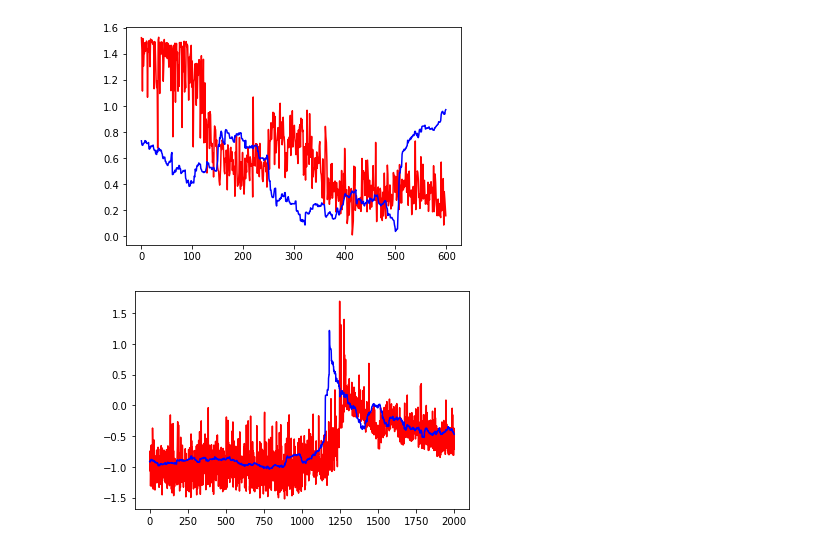
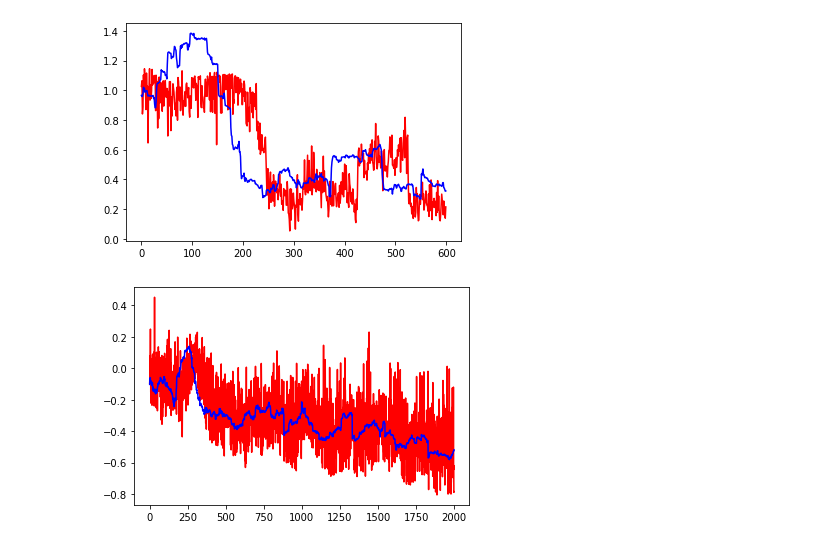
Before and after one commit to sashavoit-zz/volatility-trader, a Jupyter notebook: net.ipynb, the cells around one changed output. Cells and saved outputs as stored; diff of their text form; code cells hidden in the pictures.

Commit message:
Remove over data predictions, when parsing data

```diff
--- a/net.ipynb
+++ b/net.ipynb
@@ -283,11 +264,10 @@ def plot_model_performance_single_horizon(model, x, y, num_samples, horizon):
 ## Setting some params
 model=None
 seq_len=200
-horizon=100
 
 input_fields = ['PRICE', 'SIZE', 'vol']
-output_fields = ['vol']
+output_fields = ['vol_horizon']
 # %%
-train_x, train_y, val_x, val_y = get_data_single_horizon('5sec_intervals_no_na_normed.csv', seq_len=seq_len, horizon=horizon,
-                                                         input_fields=input_fields, output_fields=output_fields, val_ratio=0.01)
+train_x, train_y, val_x, val_y = get_data('2sec_50horizon.csv', seq_len=seq_len, input_fields=input_fields,
+                                          output_fields=output_fields, val_ratio=0.01)
 # %% [output]
@@ -298,5 +278,5 @@ Validation output dimension: torch.Size([5772, 1])
 # %%
-model=VolForecast(input_size=len(input_fields), seq_len=seq_len, horizon=horizon)
+model=VolForecast(input_size=len(input_fields), seq_len=seq_len)
 # %%
 ## Training
 
@@ -334,18 +314,18 @@ plt.plot(np.array([x.detach().numpy() for x in val_losses]), 'b')
 # %%
 # MODEL PERFORMANCE - TRAINING PART
 if not model:
-  model=VolForecast(input_size=len(input_fields), seq_len=seq_len, horizon=horizon)
+  model=VolForecast(input_size=len(input_fields), seq_len=seq_len)
   model.load_state_dict(torch.load('./model'))
 
-plot_model_performance_single_horizon(model, train_x, train_y, num_samples=600, horizon=horizon)
+plot_model_performance_single_horizon(model, train_x, train_y, num_samples=600)
 # %% [output]
-[figure, old version]
+[figure, new version]
 # %%
 # MODEL'S PERFORMANCE - VALIDATION PART
 if not model:
-  model=VolForecast(input_size=len(input_fields), seq_len=seq_len, horizon=horizon)
+  model=VolForecast(input_size=len(input_fields), seq_len=seq_len)
   model.load_state_dict(torch.load('./model'))
 
-plot_model_performance_single_horizon(model, val_x, val_y, num_samples=2000, horizon=horizon)
+plot_model_performance_single_horizon(model, val_x, val_y, num_samples=2000)
 # %% [output]
-[figure, old version]
+[figure, new version]
```
Also changed, not shown: parts of 7 cells of this notebook, 1 other file.
